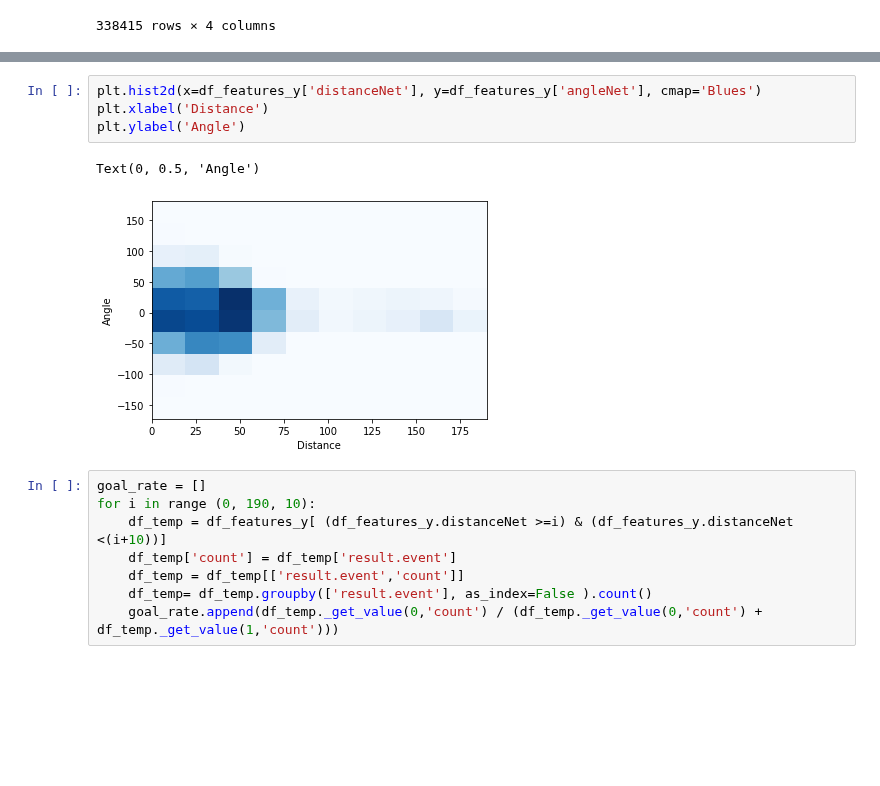
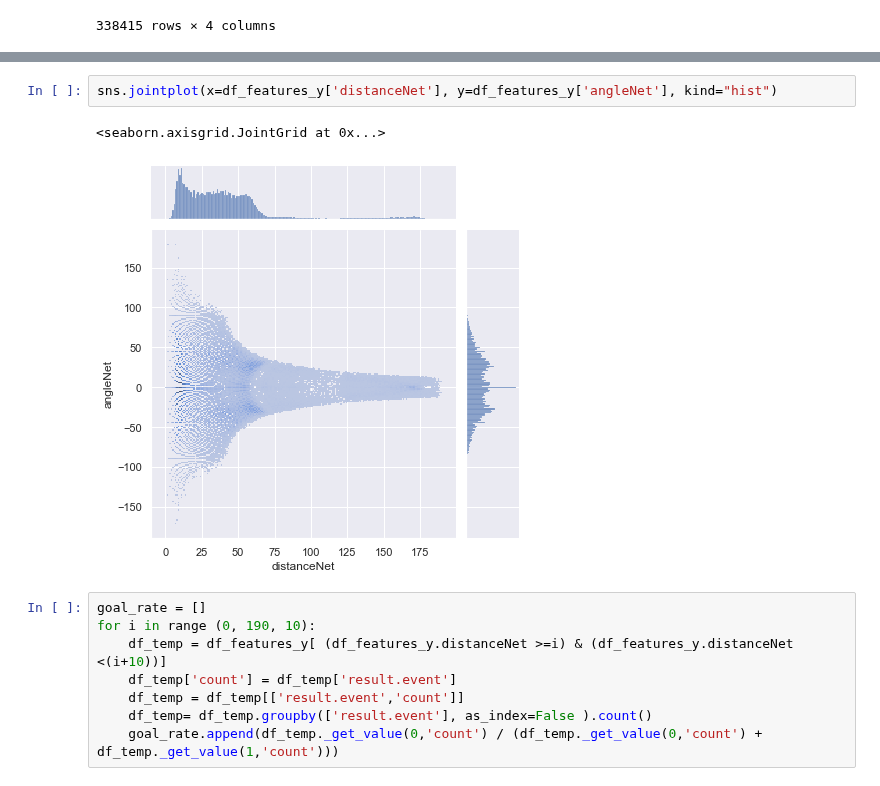
Before and after one commit to M0rph3e/ift6758-project-main, a Jupyter notebook: notebooks/fengineering1.ipynb, the cells around one changed output, grey strips where cells are left out. Drawn from its saved outputs; the diff is of its cells as text; blank space fills up the shorter version.

```diff
--- a/notebooks/fengineering1.ipynb
+++ b/notebooks/fengineering1.ipynb
@@ -98,10 +123,8 @@ plt.tight_layout()
 # %%
-plt.hist2d(x=df_features_y['distanceNet'], y=df_features_y['angleNet'], cmap='Blues')
-plt.xlabel('Distance')
-plt.ylabel('Angle')
+sns.jointplot(x=df_features_y['distanceNet'], y=df_features_y['angleNet'], kind="hist")
 # %% [output]
-Text(0, 0.5, 'Angle')
+<seaborn.axisgrid.JointGrid at 0x...>
-[figure, old version]
+[figure, new version]
 # %%
 goal_rate = []
 for i in range (0, 190, 10):
```
Also changed, not shown: parts of 11 cells of this notebook, 1 other file.
